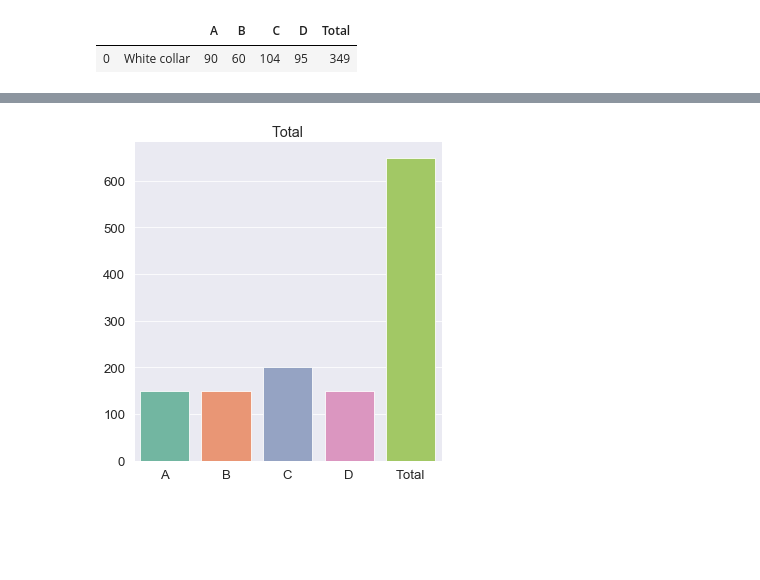
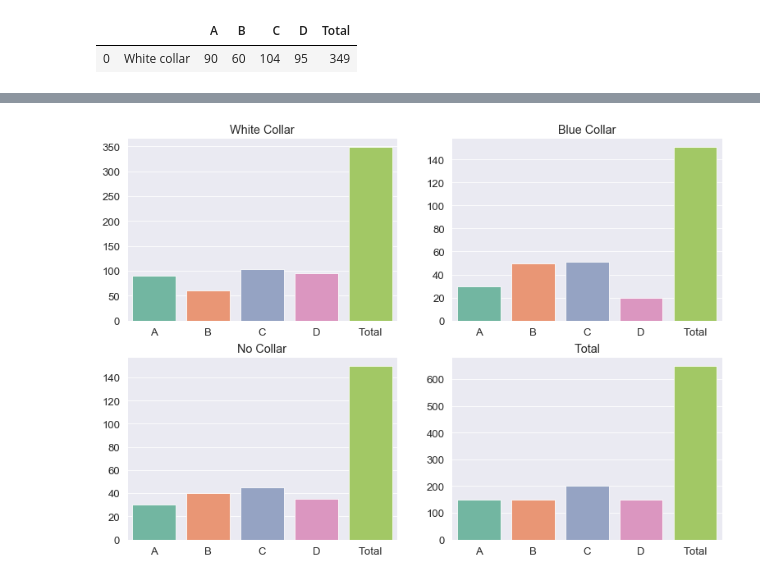
Before and after one commit to olgarozhdestvina/Machine-Learning-and-Statistics, a Jupyter notebook: Tasks.ipynb, the cells around one changed output, grey strips where cells are left out. Drawn from its saved outputs; the diff is of its cells as text; code cells hidden in the pictures; blank space fills up the shorter version.

Commit message:
changed a single plot to subplots 2x2

```diff
--- a/Tasks.ipynb
+++ b/Tasks.ipynb
@@ -179,11 +146,20 @@ plt.show()
-# %%
-# Build a plot for Total.
-sns.catplot(kind="bar", data=total)
-
-# Set a title
-plt.title('Total')
-
-# Display plots
-plt.show()
-# %% [output]
-[figure, removed]
+# %%
+# call regplot on each axes
+fig, [[ax1, ax2], [ax3, ax4]] = plt.subplots(2,2, sharey=False)
+
+# Build a plot for White collar.
+sns.barplot(data=wc, ax=ax1).set_title('White Collar')
+
+# Build a plot for Blue collar.
+sns.barplot(data=bc, ax=ax2).set_title('Blue Collar')
+
+# Build a plot for No collar.
+sns.barplot(data=nc, ax=ax3).set_title('No Collar')
+
+# Build a plot for Total.
+sns.barplot(data=total, ax=ax4).set_title('Total')
+
+# Display plots.
+plt.show()
+# %% [output]
+[figure, added]
```
Also changed, not shown: parts of 3 cells of this notebook.
